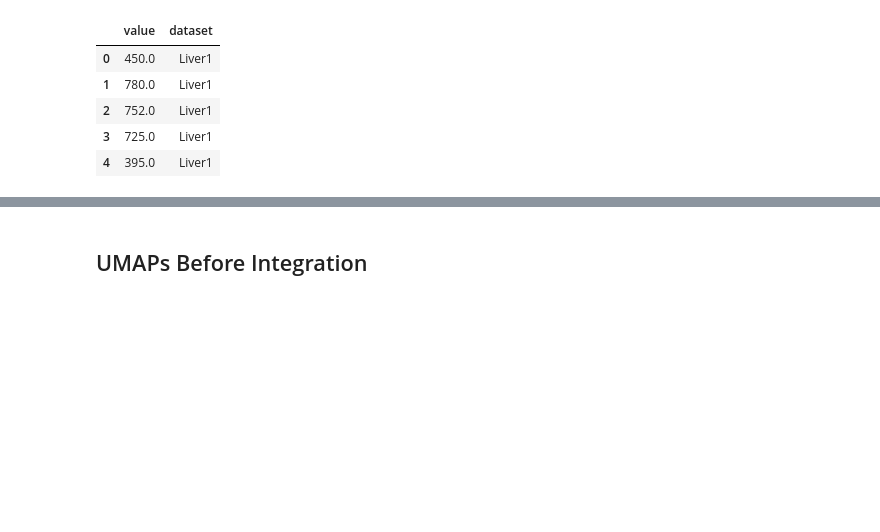
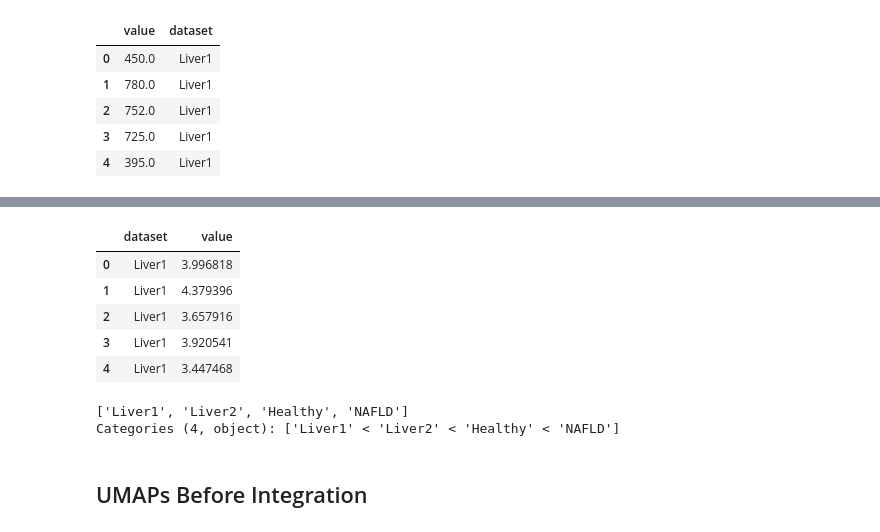
Before and after one commit to ChrisKoll/EDA-Spatial-Liver, a Jupyter notebook: figures/thesis_plots.ipynb, the cells around one changed output, grey strips where cells are left out. Cells and saved outputs as stored; diff of their text form; code cells hidden in the pictures; blank space fills up the shorter version.

```diff
--- a/figures/thesis_plots.ipynb
+++ b/figures/thesis_plots.ipynb
@@ -301,0 +356,39 @@ Error:
+# %%
+# Load gene count distribution
+st_gene_counts = pd.read_feather("data/pdata_counts_per_gene.feather")
+
+st_gene_counts = st_gene_counts[["dataset", "value"]]
+st_gene_counts["dataset"] = st_gene_counts["dataset"].replace(
+    {
+        "liver1": "Liver1",
+        "liver2": "Liver2",
+    }
+)
+
+
+st_gene_counts.head()
+# %% [output]
+|  | dataset | value |
+| 0 | Liver1 | 3.996818 |
+| 1 | Liver1 | 4.379396 |
+| 2 | Liver1 | 3.657916 |
+| 3 | Liver1 | 3.920541 |
+| 4 | Liver1 | 3.447468 |
+# %%
+data = pd.concat([st_gene_counts, train_gene_counts], ignore_index=True)
+
+data["dataset"] = pd.Categorical(
+    data["dataset"],
+    categories=[
+        "Liver1",
+        "Liver2",
+        "Healthy",
+        "NAFLD",
+    ],
+    ordered=True,
+)
+
+data.dataset.unique()
+# %% [output]
+['Liver1', 'Liver2', 'Healthy', 'NAFLD']
+Categories (4, object): ['Liver1' < 'Liver2' < 'Healthy' < 'NAFLD']
```
Also changed, not shown: parts of 13 cells of this notebook, 6 other files.
